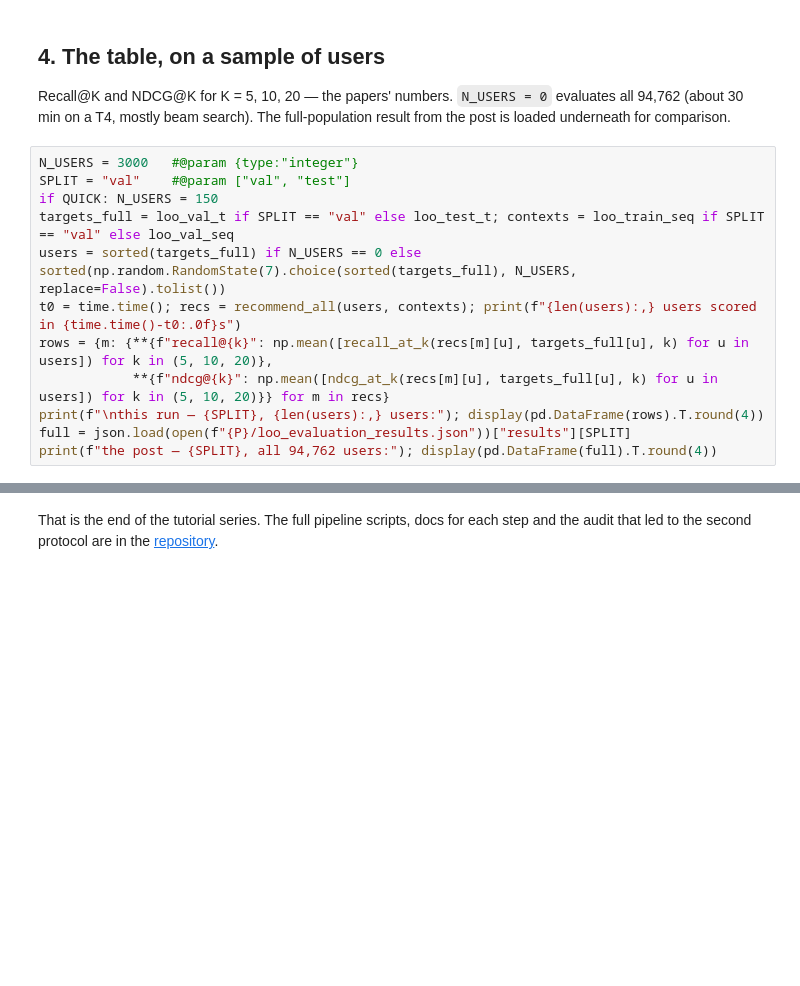
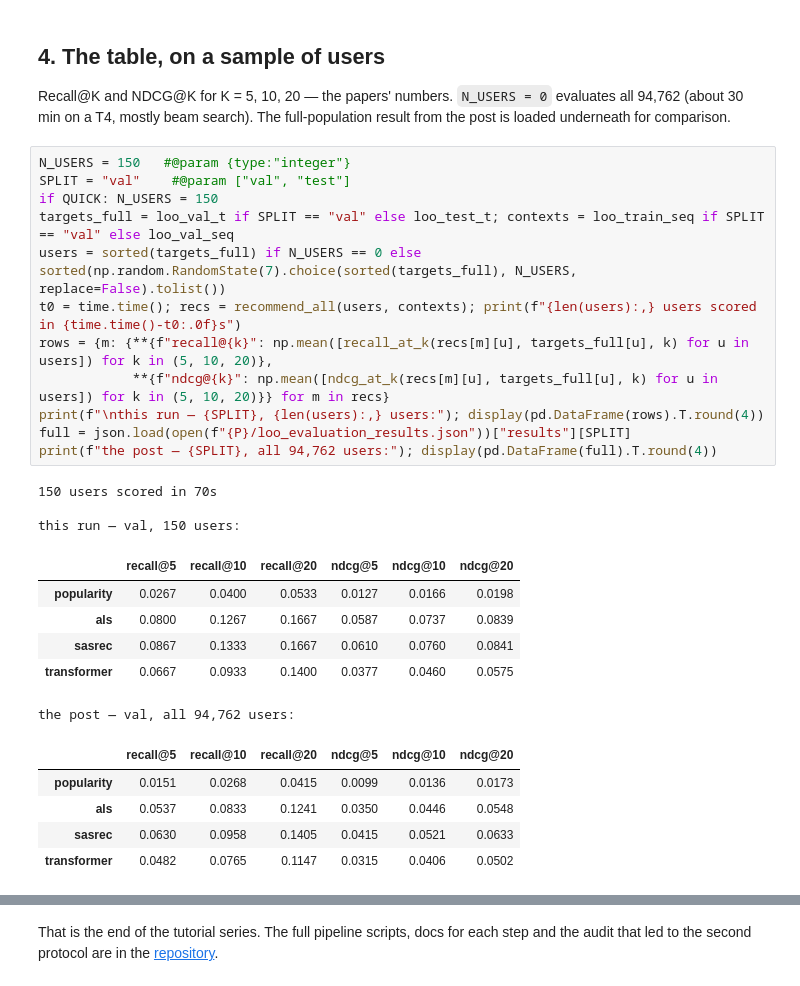
Before and after one commit to juanmigutierrez/generative-recommendation-engine, a Jupyter notebook: notebooks/tutorial_05_evaluation.ipynb, the cells around one changed output, grey strips where cells are left out. Drawn from its saved outputs; the diff is of its cells as text; blank space fills up the shorter version.

```diff
--- a/notebooks/tutorial_05_evaluation.ipynb
+++ b/notebooks/tutorial_05_evaluation.ipynb
@@ -137,17 +162,32 @@ interact(four_lists, user_id=widgets.Dropdown(options=demo_users, description="u
 
 Recall@K and NDCG@K for K = 5, 10, 20 — the papers' numbers. `N_USERS = 0` evaluates all 94,762 (about 30 min on a T4, mostly beam search). The full-population result from the post is loaded underneath for comparison.
 # %%
-N_USERS = 3000   #@param {type:"integer"}
+N_USERS = 150   #@param {type:"integer"}
 SPLIT = "val"    #@param ["val", "test"]
 if QUICK: N_USERS = 150
 targets_full = loo_val_t if SPLIT == "val" else loo_test_t; contexts = loo_train_seq if SPLIT == "val" else loo_val_seq
 users = sorted(targets_full) if N_USERS == 0 else sorted(np.random.RandomState(7).choice(sorted(targets_full), N_USERS, replace=False).tolist())
 t0 = time.time(); recs = recommend_all(users, contexts); print(f"{len(users):,} users scored in {time.time()-t0:.0f}s")
 rows = {m: {**{f"recall@{k}": np.mean([recall_at_k(recs[m][u], targets_full[u], k) for u in users]) for k in (5, 10, 20)},
             **{f"ndcg@{k}": np.mean([ndcg_at_k(recs[m][u], targets_full[u], k) for u in users]) for k in (5, 10, 20)}} for m in recs}
 print(f"\nthis run — {SPLIT}, {len(users):,} users:"); display(pd.DataFrame(rows).T.round(4))
 full = json.load(open(f"{P}/loo_evaluation_results.json"))["results"][SPLIT]
 print(f"the post — {SPLIT}, all 94,762 users:"); display(pd.DataFrame(full).T.round(4))
+# %% [output]
+150 users scored in 70s
+
+this run — val, 150 users:
+|  | recall@5 | recall@10 | recall@20 | ndcg@5 | ndcg@10 | ndcg@20 |
+| popularity | 0.0267 | 0.0400 | 0.0533 | 0.0127 | 0.0166 | 0.0198 |
+| als | 0.0800 | 0.1267 | 0.1667 | 0.0587 | 0.0737 | 0.0839 |
+| sasrec | 0.0867 | 0.1333 | 0.1667 | 0.0610 | 0.0760 | 0.0841 |
+| transformer | 0.0667 | 0.0933 | 0.1400 | 0.0377 | 0.0460 | 0.0575 |
+the post — val, all 94,762 users:
+|  | recall@5 | recall@10 | recall@20 | ndcg@5 | ndcg@10 | ndcg@20 |
+| popularity | 0.0151 | 0.0268 | 0.0415 | 0.0099 | 0.0136 | 0.0173 |
+| als | 0.0537 | 0.0833 | 0.1241 | 0.0350 | 0.0446 | 0.0548 |
+| sasrec | 0.0630 | 0.0958 | 0.1405 | 0.0415 | 0.0521 | 0.0633 |
+| transformer | 0.0482 | 0.0765 | 0.1147 | 0.0315 | 0.0406 | 0.0502 |
 # %%
 fig, ax = plt.subplots(figsize=(7, 3.2)); names = list(rows); vals = [rows[m]["recall@10"] for m in names]
 ax.bar(names, vals, color="#2a78d6", width=0.55); [ax.text(i, v + max(vals) * 0.02, f"{v:.4f}", ha="center", fontsize=9) for i, v in enumerate(vals)]
```
Also changed, not shown: parts of 5 cells of this notebook.
